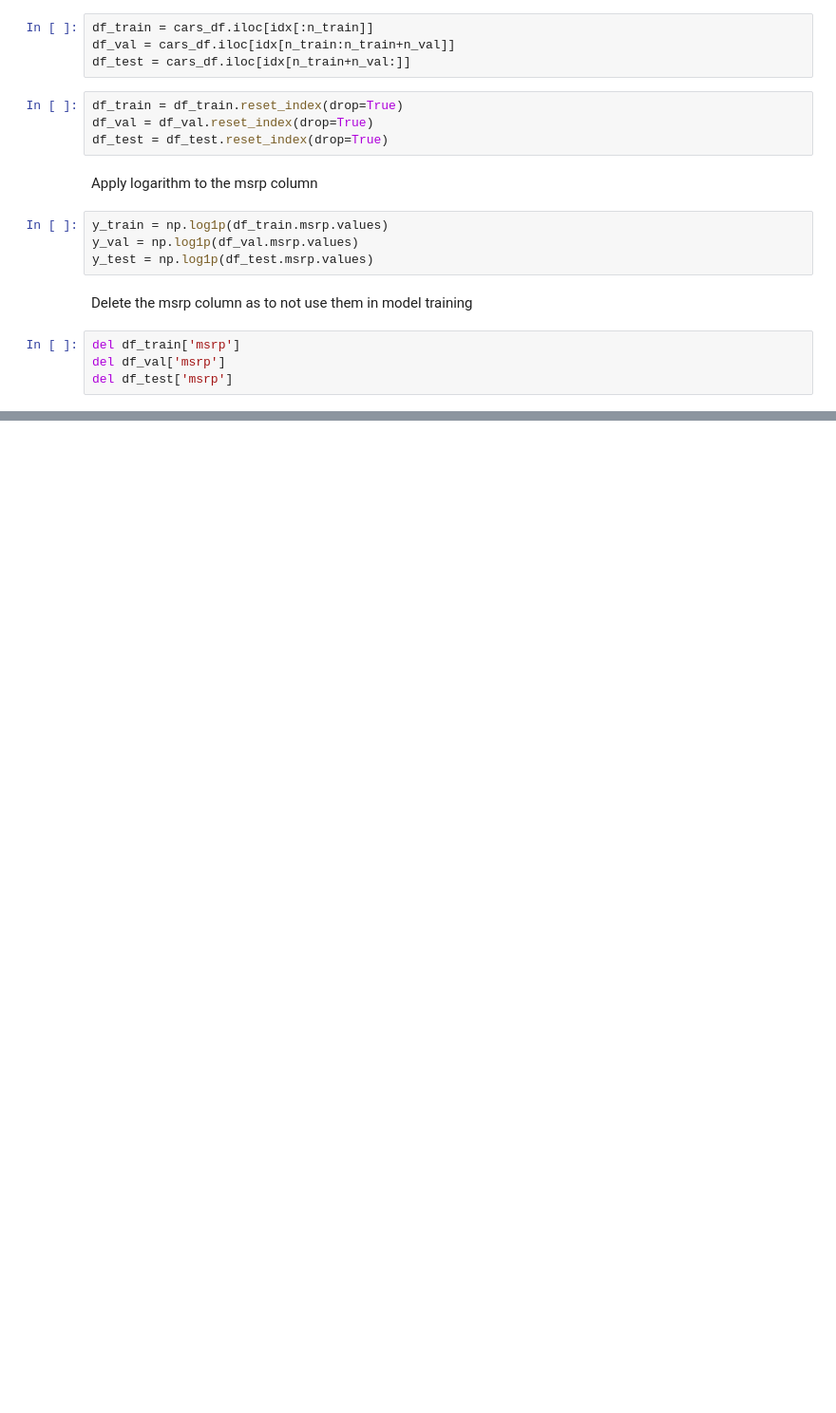
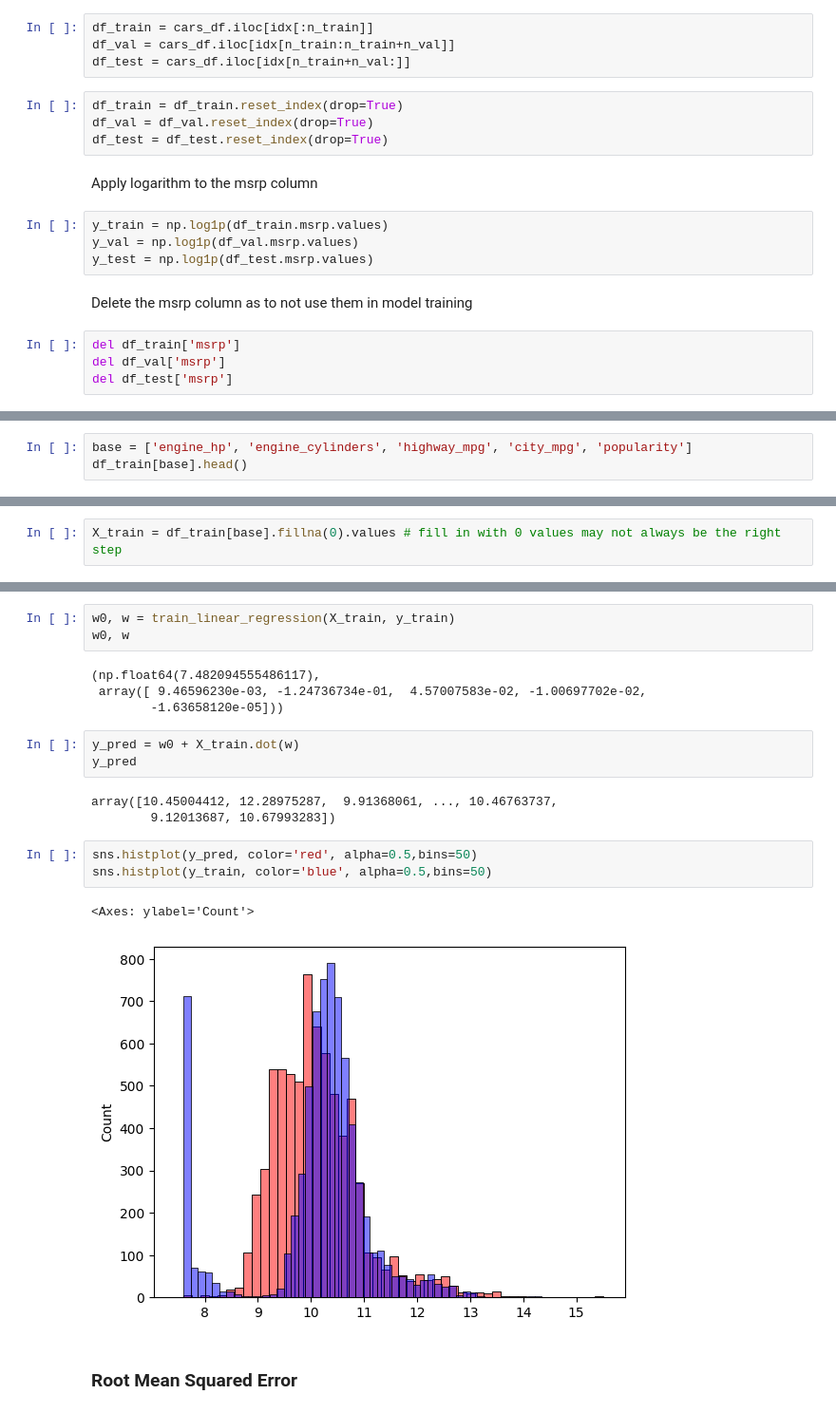
Before and after one commit to hensonhusada/ml_zoomcamp, a Jupyter notebook: 02_regression/explore_cars.ipynb, the cells around one changed output, grey strips where cells are left out. Shown at 95% size. Drawn from its saved outputs; the diff is of its cells as text; blank space fills up the shorter version.

```diff
--- a/02_regression/explore_cars.ipynb
+++ b/02_regression/explore_cars.ipynb
@@ -171,0 +186,3 @@ df_train.head()
+# %%
+base = ['engine_hp', 'engine_cylinders', 'highway_mpg', 'city_mpg', 'popularity']
+df_train[base].head()
@@ -171,0 +218,2 @@ df_train.head()
+# %%
+X_train = df_train[base].fillna(0).values # fill in with 0 values may not always be the right step
@@ -171,0 +233,21 @@ df_train.head()
+# %%
+w0, w = train_linear_regression(X_train, y_train)
+w0, w
+# %% [output]
+(np.float64(7.482094555486117),
+ array([ 9.46596230e-03, -1.24736734e-01,  4.57007583e-02, -1.00697702e-02,
+        -1.63658120e-05]))
+# %%
+y_pred = w0 + X_train.dot(w)
+y_pred
+# %% [output]
+array([10.45004412, 12.28975287,  9.91368061, ..., 10.46763737,
+        9.12013687, 10.67993283])
+# %%
+sns.histplot(y_pred, color='red', alpha=0.5,bins=50)
+sns.histplot(y_train, color='blue', alpha=0.5,bins=50)
+# %% [output]
+<Axes: ylabel='Count'>
+[figure, added]
+# %% [markdown]
+### Root Mean Squared Error
```
Also changed, not shown: parts of 48 cells of this notebook, 1 other file.
